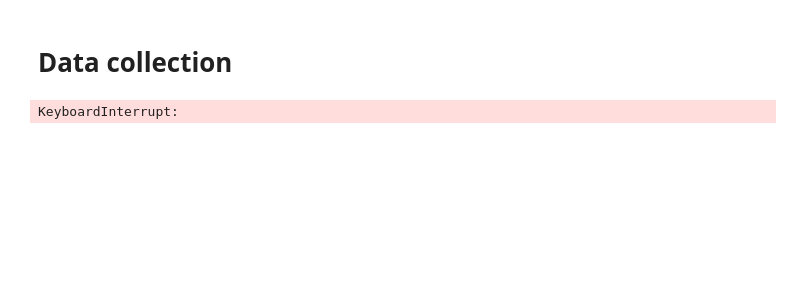
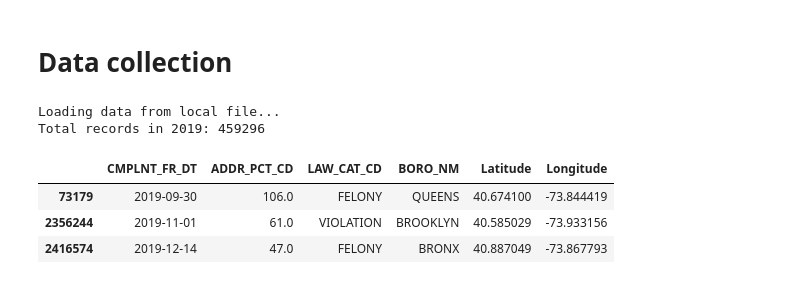
Before and after one commit to Grumlebob/ExamGDS, a Jupyter notebook: inspiration.ipynb, the cells around one changed output. Cells and saved outputs as stored; diff of their text form; code cells hidden in the pictures; blank space fills up the shorter version.

```diff
--- a/inspiration.ipynb
+++ b/inspiration.ipynb
@@ -69,17 +48,38 @@ Successfully installed affine-2.4.0 click-plugins-1.1.1 cligj-0.7.2 contextily-1
 # %% [markdown]
 # Data collection
 # %%
-# Load NYPD Complaint Data (Historic) and filter for year 2019
+data_path = "./data/NYPD_Complaint_Data_Historic_20250403.csv"
 url = "https://data.cityofnewyork.us/api/views/qgea-i56i/rows.csv?accessType=DOWNLOAD"
-# Only load needed columns to save memory
+
+# columns to load
 cols = ["CMPLNT_FR_DT", "LAW_CAT_CD", "BORO_NM", "ADDR_PCT_CD", "Latitude", "Longitude"]
-crime_df = pd.read_csv(url, usecols=cols, parse_dates=["CMPLNT_FR_DT"])
+
+# Check if the file exists locally
+if os.path.exists(data_path):
+    print("Loading data from local file...")
+    crime_df = pd.read_csv(data_path, usecols=cols)
+else:
+    print("Downloading data from API...")
+    crime_df = pd.read_csv(url, usecols=cols)
+    # Save the fetched data to a local CSV file for future use
+    crime_df.to_csv(data_path, index=False)
+
+# Convert dates to datetime. Parse errors will set value to NaT
+crime_df["CMPLNT_FR_DT"] = pd.to_datetime(crime_df["CMPLNT_FR_DT"], format="%m/%d/%Y", errors='coerce')
+
 # Filter for year 2019
 crime_df = crime_df[crime_df["CMPLNT_FR_DT"].dt.year == 2019]
+
 # Drop records with missing or invalid coordinates
 crime_df = crime_df.dropna(subset=["Latitude", "Longitude"])
 crime_df = crime_df[crime_df["Latitude"] != 0]
+
 print(f"Total records in 2019: {len(crime_df)}")
 crime_df.head(3)
 # %% [output]
-KeyboardInterrupt:
+Loading data from local file...
+Total records in 2019: 459296
+|  | CMPLNT_FR_DT | ADDR_PCT_CD | LAW_CAT_CD | BORO_NM | Latitude | Longitude |
+| 73179 | 2019-09-30 | 106.0 | FELONY | QUEENS | 40.674100 | -73.844419 |
+| 2356244 | 2019-11-01 | 61.0 | VIOLATION | BROOKLYN | 40.585029 | -73.933156 |
+| 2416574 | 2019-12-14 | 47.0 | FELONY | BRONX | 40.887049 | -73.867793 |
```
Also changed, not shown: parts of 4 cells of this notebook, 1 other file.
